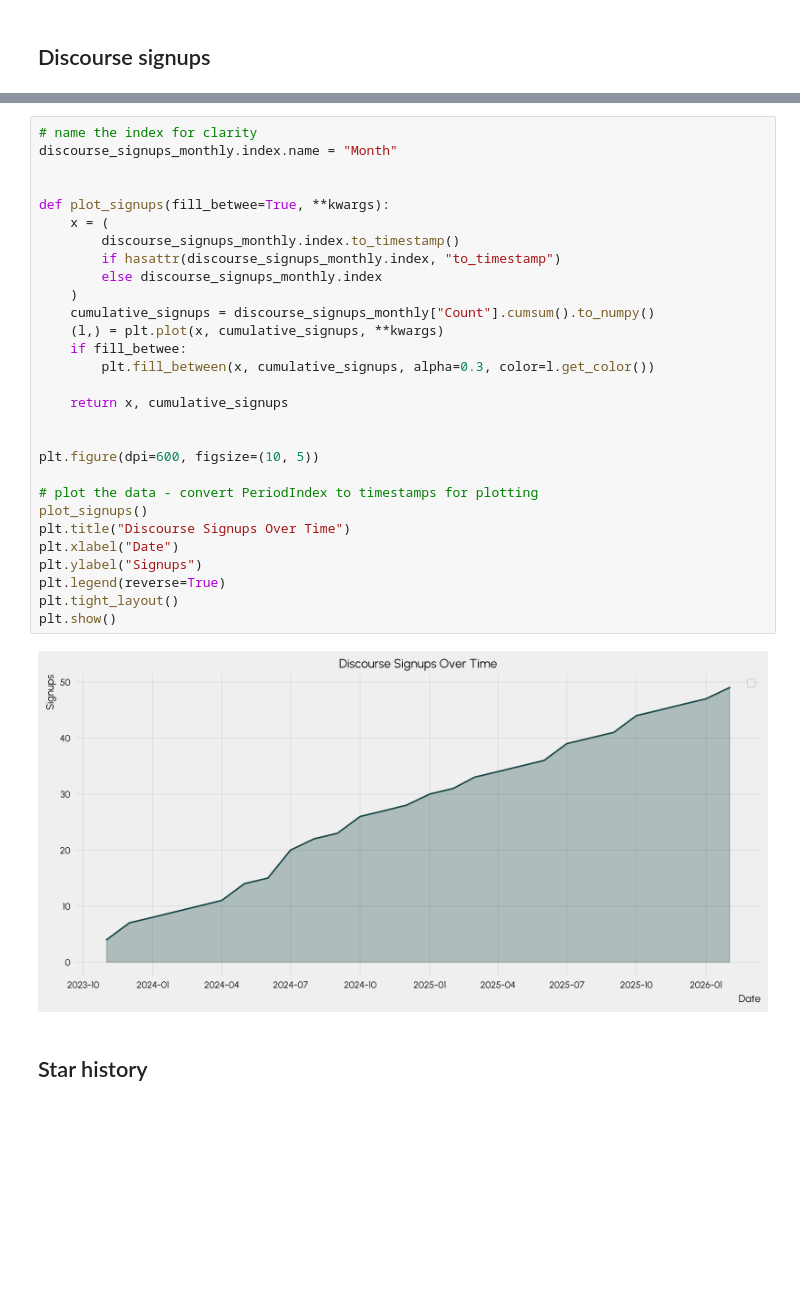
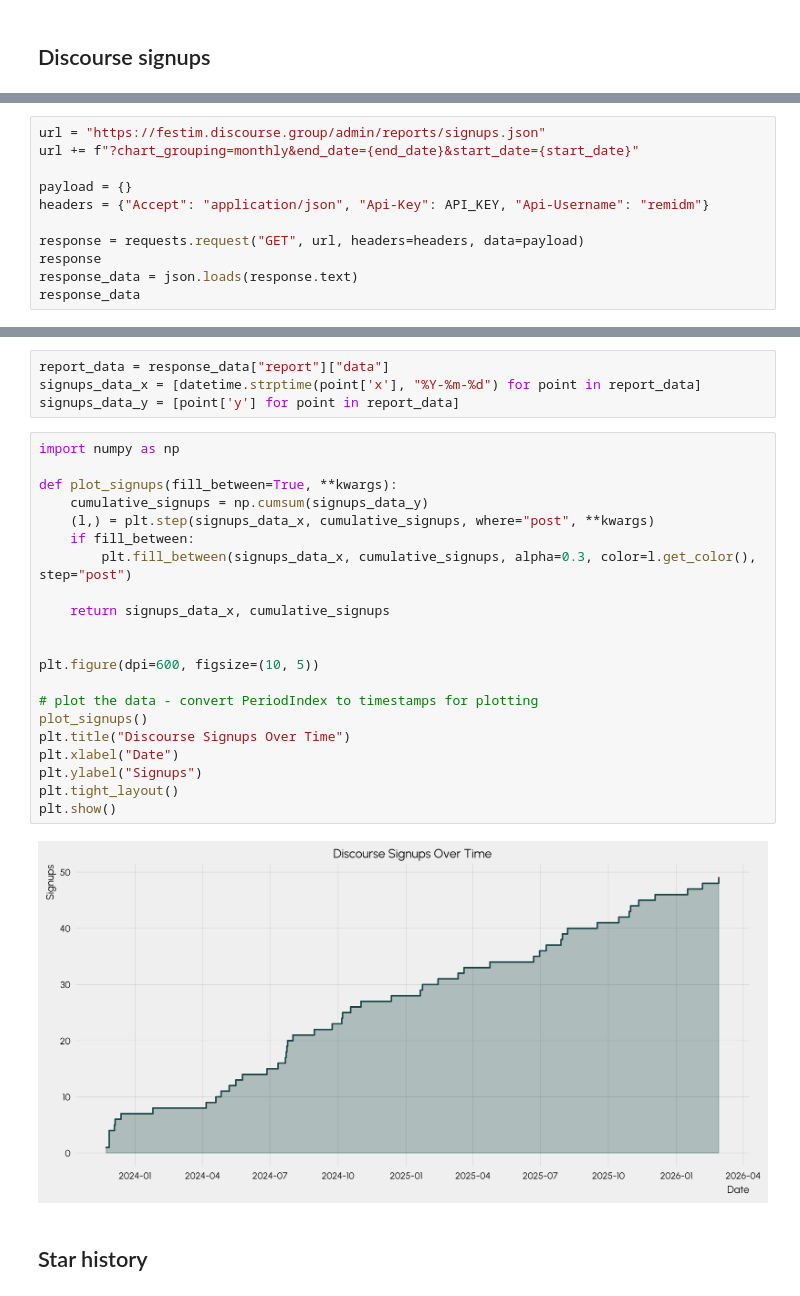
Before and after one commit to festim-dev/pose, a Jupyter notebook: main.ipynb, the cells around one changed output, grey strips where cells are left out. Drawn from its saved outputs; the diff is of its cells as text; blank space fills up the shorter version.

```diff
--- a/main.ipynb
+++ b/main.ipynb
@@ -135,0 +159,11 @@ discourse_signups_monthly
+# %%
+url = "https://festim.discourse.group/admin/reports/signups.json"
+url += f"?chart_grouping=monthly&end_date={end_date}&start_date={start_date}"
+
+payload = {}
+headers = {"Accept": "application/json", "Api-Key": API_KEY, "Api-Username": "remidm"}
+
+response = requests.request("GET", url, headers=headers, data=payload)
+response
+response_data = json.loads(response.text)
+response_data
@@ -136,34 +188,30 @@ discourse_signups_monthly
+# %%
+report_data = response_data["report"]["data"]
+signups_data_x = [datetime.strptime(point['x'], "%Y-%m-%d") for point in report_data]
+signups_data_y = [point['y'] for point in report_data]
 # %%
-# name the index for clarity
-discourse_signups_monthly.index.name = "Month"
+import numpy as np
 
+def plot_signups(fill_between=True, **kwargs):
+    cumulative_signups = np.cumsum(signups_data_y)
+    (l,) = plt.step(signups_data_x, cumulative_signups, where="post", **kwargs)
+    if fill_between:
+        plt.fill_between(signups_data_x, cumulative_signups, alpha=0.3, color=l.get_color(), step="post")
 
-def plot_signups(fill_betwee=True, **kwargs):
-    x = (
-        discourse_signups_monthly.index.to_timestamp()
-        if hasattr(discourse_signups_monthly.index, "to_timestamp")
-        else discourse_signups_monthly.index
-    )
-    cumulative_signups = discourse_signups_monthly["Count"].cumsum().to_numpy()
-    (l,) = plt.plot(x, cumulative_signups, **kwargs)
-    if fill_betwee:
-        plt.fill_between(x, cumulative_signups, alpha=0.3, color=l.get_color())
-
-    return x, cumulative_signups
+    return signups_data_x, cumulative_signups
 
 
 plt.figure(dpi=600, figsize=(10, 5))
 
 # plot the data - convert PeriodIndex to timestamps for plotting
 plot_signups()
 plt.title("Discourse Signups Over Time")
 plt.xlabel("Date")
 plt.ylabel("Signups")
-plt.legend(reverse=True)
 plt.tight_layout()
 plt.show()
 # %% [output]
-[figure, old version]
+[figure, new version]
 # %% [markdown]
 ## Star history
 # %%
```
Also changed, not shown: parts of 18 cells of this notebook, 4 other files.
